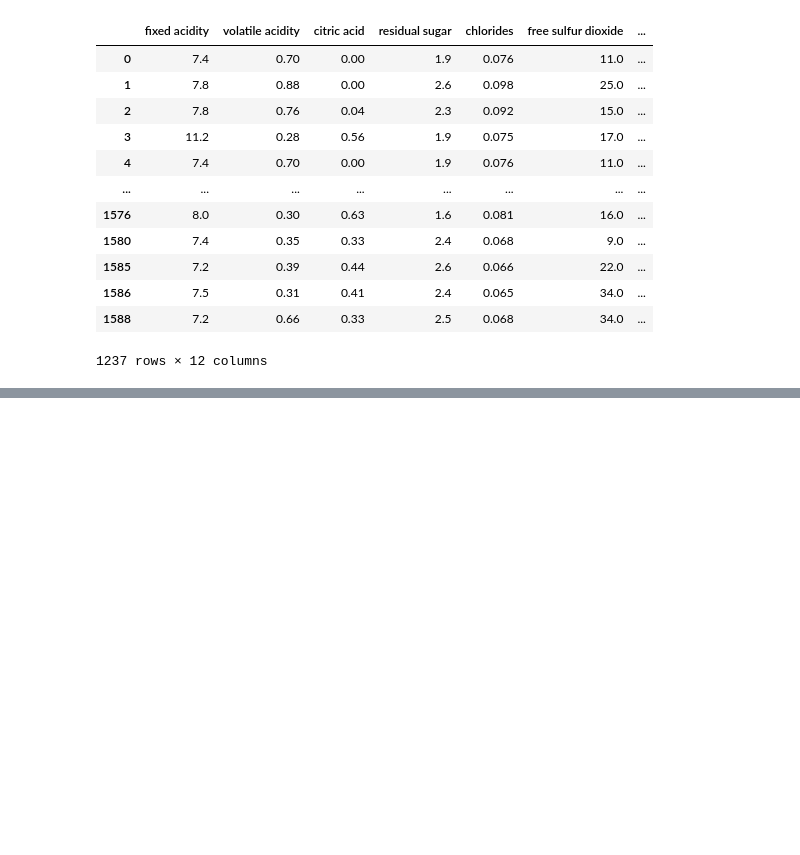
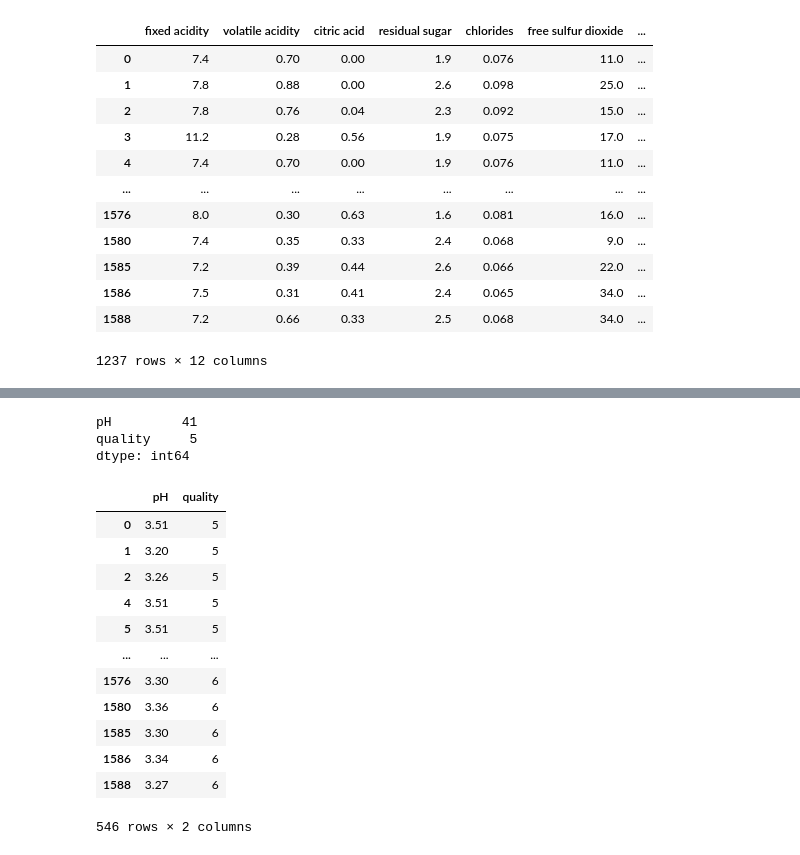
Before and after one commit to Jash1992/AcademyPublic, a Jupyter notebook: Untitled1.ipynb, the cells around one changed output, grey strips where cells are left out. Drawn from its saved outputs; the diff is of its cells as text; code cells hidden in the pictures; blank space fills up the shorter version.

```diff
--- a/Untitled1.ipynb
+++ b/Untitled1.ipynb
@@ -107,0 +128,22 @@ temp = df[mask1]
+# %%
+df[mask2][['pH','quality']].sample(n=100,random_state=9999999).nunique
+# %% [output]
+pH         41
+quality     5
+dtype: int64
+# %%
+temp2
+# %% [output]
+|  | pH | quality |
+| 0 | 3.51 | 5 |
+| 1 | 3.20 | 5 |
+| 2 | 3.26 | 5 |
+| 4 | 3.51 | 5 |
+| 5 | 3.51 | 5 |
+| ... | ... | ... |
+| 1576 | 3.30 | 6 |
+| 1580 | 3.36 | 6 |
+| 1585 | 3.30 | 6 |
+| 1586 | 3.34 | 6 |
+| 1588 | 3.27 | 6 |
+546 rows × 2 columns
```
Also changed, not shown: parts of 18 cells of this notebook.
